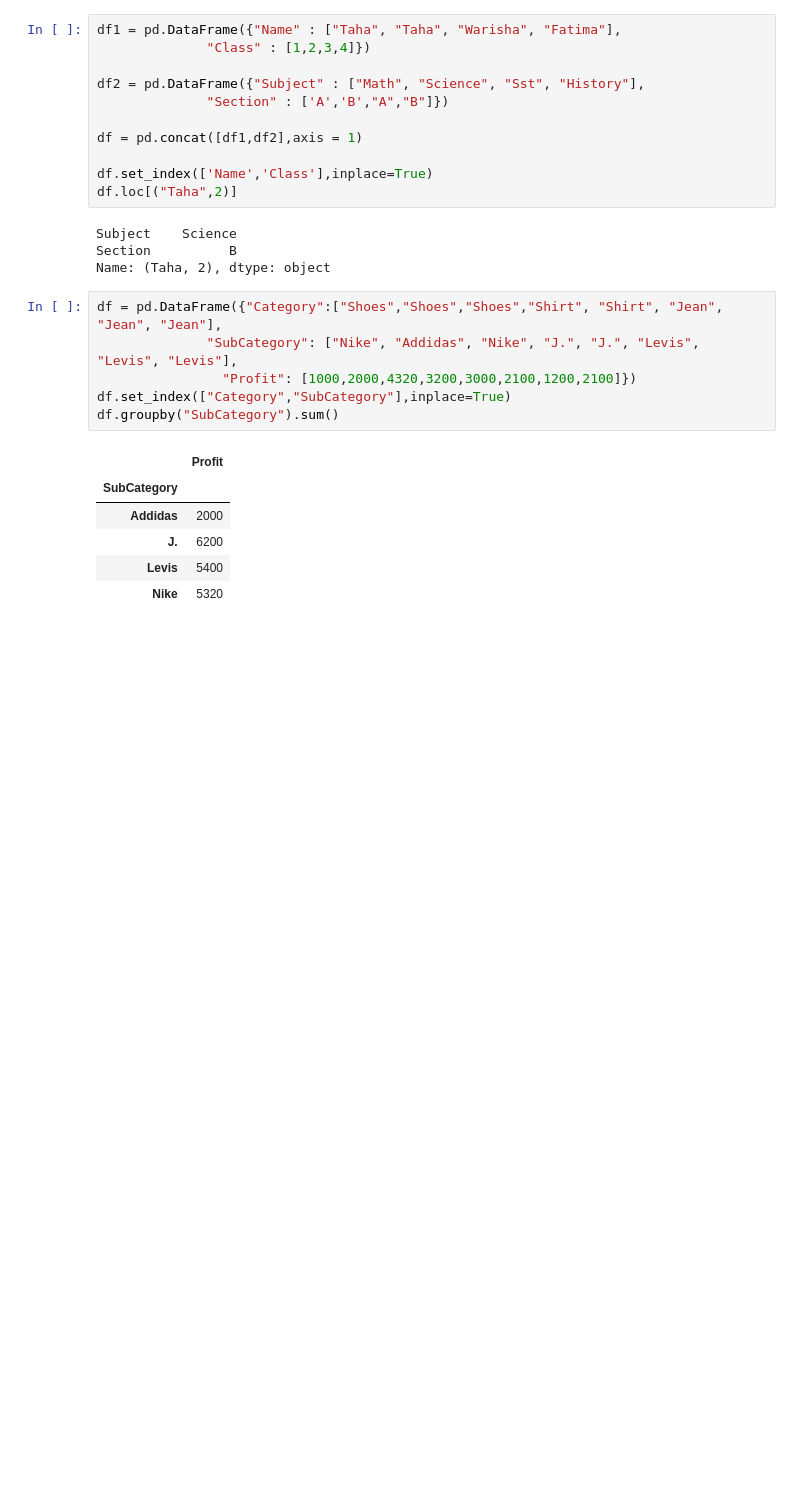
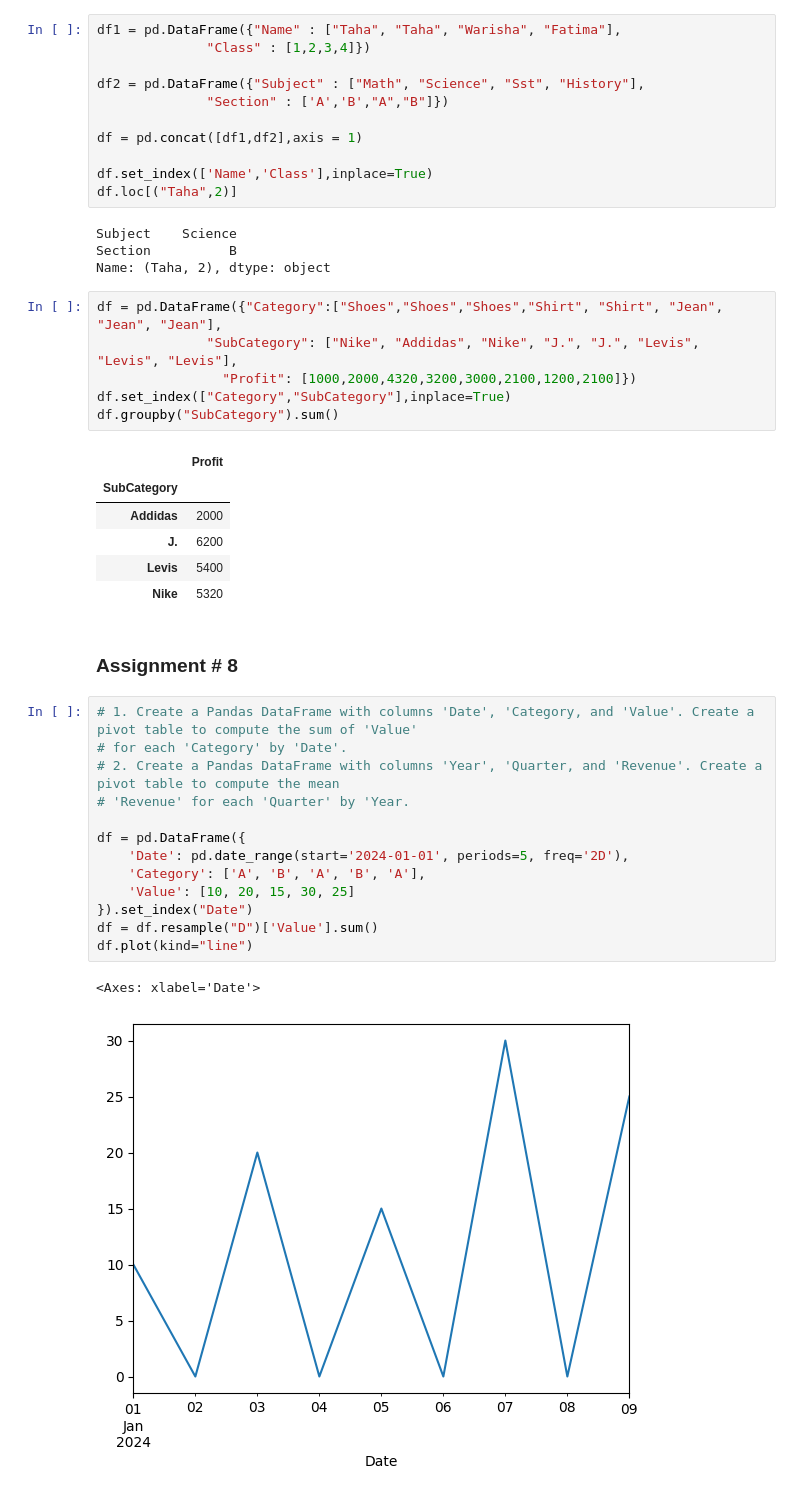
Before and after one commit to tahaftm/Udemy-ML, a Jupyter notebook: assignments/Data analysis/pandasasssignments.ipynb, the cells around one changed output. Saved outputs shown, nothing was run; the diff lists cells and outputs as text; blank space fills up the shorter version.

```diff
--- a/assignments/Data analysis/pandasasssignments.ipynb
+++ b/assignments/Data analysis/pandasasssignments.ipynb
@@ -248,3 +249,21 @@ df.groupby("SubCategory").sum()
 | J. | 6200 |
 | Levis | 5400 |
 | Nike | 5320 |
+# %% [markdown]
+### Assignment # 8
+# %%
+# 1. Create a Pandas DataFrame with columns 'Date', 'Category, and 'Value'. Create a pivot table to compute the sum of 'Value'
+# for each 'Category' by 'Date'.
+# 2. Create a Pandas DataFrame with columns 'Year', 'Quarter, and 'Revenue'. Create a pivot table to compute the mean
+# 'Revenue' for each 'Quarter' by 'Year.
+
+df = pd.DataFrame({
+    'Date': pd.date_range(start='2024-01-01', periods=5, freq='2D'),
+    'Category': ['A', 'B', 'A', 'B', 'A'],
+    'Value': [10, 20, 15, 30, 25]
+}).set_index("Date")
+df = df.resample("D")['Value'].sum()
+df.plot(kind="line")
+# %% [output]
+<Axes: xlabel='Date'>
+[figure, added]
```
Also changed, not shown: parts of 2 cells of this notebook.
